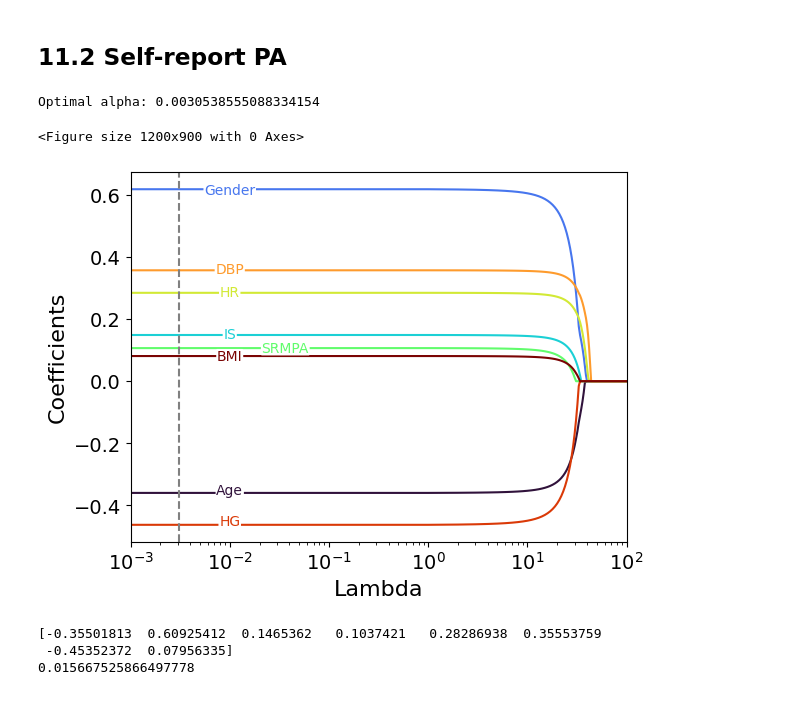
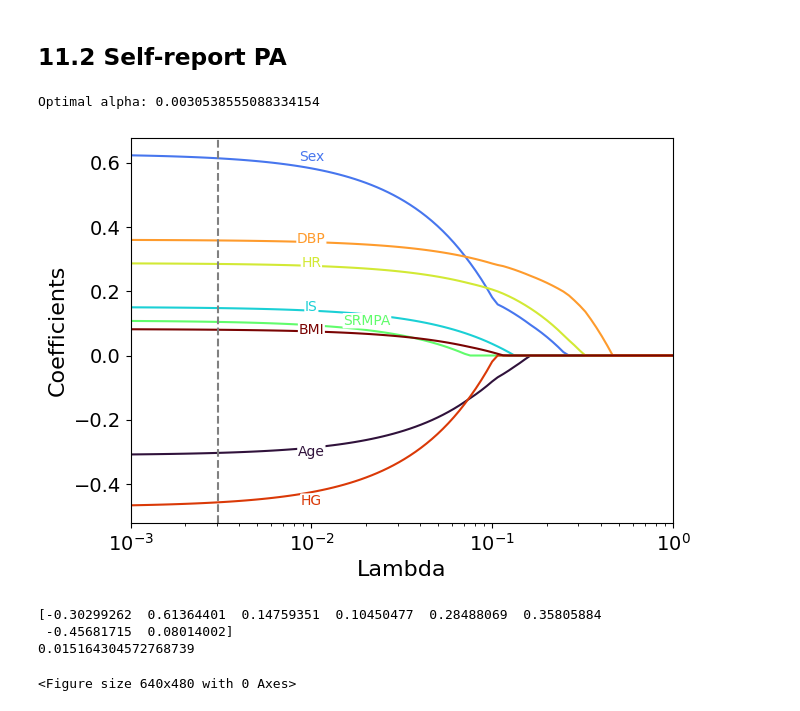
Before and after one commit to ivychad/Physical-Activity-BrainAGE, a Jupyter notebook: 3A Analysis.ipynb, the cells around one changed output. Saved outputs shown, nothing was run; the diff lists cells and outputs as text; code cells hidden in the pictures.

```diff
--- a/3A Analysis.ipynb
+++ b/3A Analysis.ipynb
@@ -1263,15 +911,15 @@ Optimal alpha: 0.004037017258596553
 # %% [markdown]
 ## 11.2 Self-report PA
 # %%
-df = main_test[["Age", "Gender", "IS", "LPA", "MPA", "VPA",  "SRLPA", "SRMPA", "SRVPA", "HR", "DBP", "HG", "BMI", "BA"]]
+df = main_test[["Age", "Sex", "IS", "LPA", "MPA", "VPA",  "SRLPA", "SRMPA", "SRVPA", "HR", "DBP", "HG", "BMI", "BA"]]
 df = df.dropna()
 df = pd.DataFrame(df)
-X = df[["Age", "Gender", "IS", "SRMPA", "HR", "DBP", "HG", "BMI"]]
+X = df[["Age", "Sex", "IS", "SRMPA", "HR", "DBP", "HG", "BMI"]]
 Y = df["BA"]
-columns = ["Age", "Gender", "IS", "SRMPA", "HR", "DBP", "HG", "BMI"]
+columns = ["Age", "Sex", "IS", "SRMPA", "HR", "DBP", "HG", "BMI"]
 
 coefs = []
-alphas = np.power(10,np.linspace(start=-3, stop=3, num=100))
+alphas = np.power(10,np.linspace(start=-3, stop=0, num=100))
 
 for a in alphas:
     lasso = Lasso(alpha=a)
@@ -1284,9 +932,9 @@ coefs = pd.DataFrame(coefs)
 
 
 cmap = cm.get_cmap('turbo')
-plt.figure(figsize=(12,9))
-coefs.plot(kind='line', colormap=cmap)
-#plt.plot(coefs, color=cm.plasma([np.linspace(0,1,12)]))
+plt.figure(figsize=(7,5))
+for i, column in enumerate(columns):
+    plt.plot(alphas, coefs[column], label=column, color=cmap(i / (len(columns) - 1)))
 
 # lasso with cross validated alpha
 lassocv = LassoCV(alphas = alphas).fit(X,Y)
@@ -1305,37 +953,37 @@ for i, column in enumerate(columns):
     color = cmap(i / 7.0)
 
     if i == 3:
         plt.annotate(column, (1e-2, y_pos), textcoords="offset points", xytext=(40, -2),
                      ha='center', fontsize=10, color=color, bbox=dict(boxstyle='round', facecolor='white', edgecolor="white", pad=0))
     elif i == 7:
         plt.annotate(column, (1e-2, y_pos), textcoords="offset points", xytext=(0, -3),
                      ha='center', fontsize=10, color=color, bbox=dict(boxstyle='round', facecolor='white', edgecolor="white", pad=0))
     else:
         plt.annotate(column, (1e-2, y_pos), textcoords="offset points", xytext=(0, -2),
                      ha='center', fontsize=10, color=color, bbox=dict(boxstyle='round', facecolor='white',edgecolor="white", pad=0))
 
 
 plt.xticks(alphas, fontsize = 14)
 plt.yticks(fontsize = 14)
 plt.xscale("log")
 plt.axis('tight')
 plt.xlabel('Lambda', fontsize = 16)
 plt.axvline(x = best_alpha, color = 'gray', linestyle='dashed')
-plt.xlim(0.001, 100)
+plt.xlim(0.001, 1)
 plt.ylabel('Coefficients', fontsize = 16)
 #plt.title('Lasso coefficients as a function of alpha')
 #plt.legend(columns, bbox_to_anchor=(1.01, 1.02), loc='upper left')
 plt.legend().set_visible(False)
 plt.show()
-
+plt.savefig('lasso_sr_main.pdf', format='pdf', dpi=800)
 
 # Print the coefficients
 print(coefficients)
 print(r_squared)
 # %% [output]
 Optimal alpha: 0.0030538555088334154
+[figure, new version]
-<Figure size 1200x900 with 0 Axes>
+[-0.30299262  0.61364401  0.14759351  0.10450477  0.28488069  0.35805884
+ -0.45681715  0.08014002]
+0.015164304572768739
-[figure, old version]
-[-0.35501813  0.60925412  0.1465362   0.1037421   0.28286938  0.35553759
- -0.45352372  0.07956335]
-0.015667525866497778
+<Figure size 640x480 with 0 Axes>
```
Also changed, not shown: parts of 66 cells of this notebook, 13 other files.
